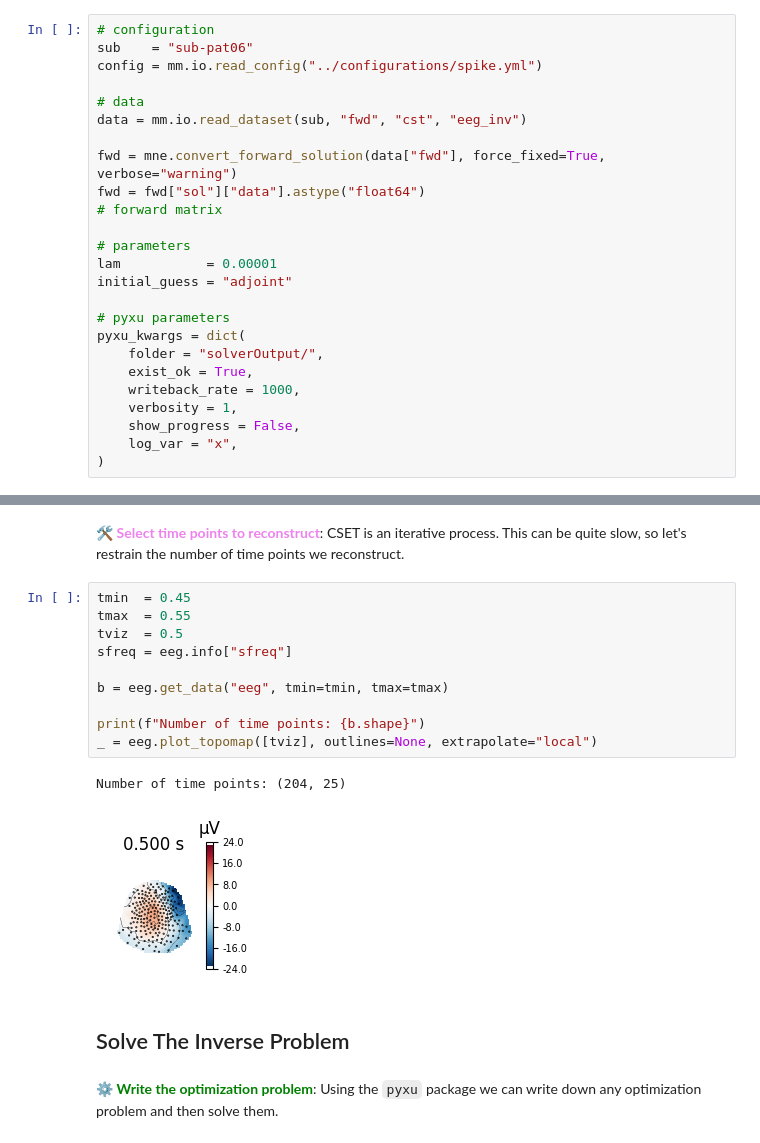
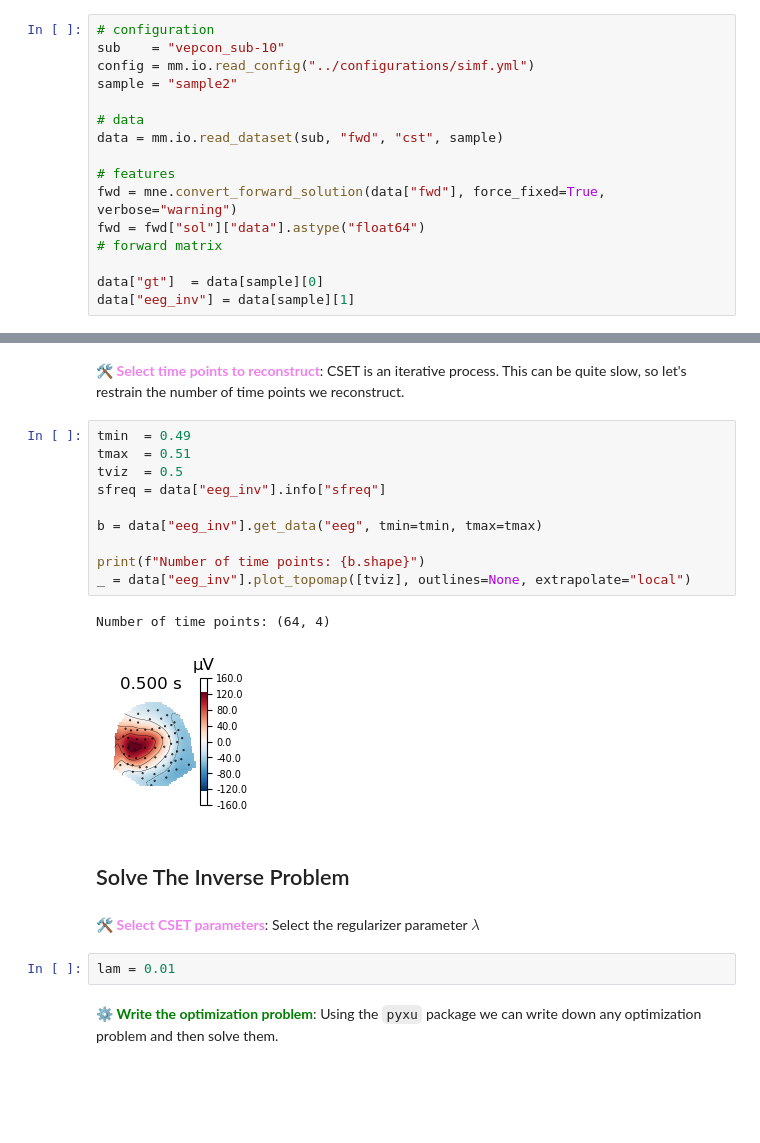
Before and after one commit to NinoHerve/mindmap, a Jupyter notebook: pipeline/4_inverse_CSET.ipynb, the cells around one changed output, grey strips where cells are left out. Drawn from its saved outputs; the diff is of its cells as text; blank space fills up the shorter version.

```diff
--- a/pipeline/4_inverse_CSET.ipynb
+++ b/pipeline/4_inverse_CSET.ipynb
@@ -30,25 +29,16 @@ from pyxu.opt.solver import PGD
 ## 🧠 Data
 # %%
 # configuration
-sub    = "sub-pat06"
-config = mm.io.read_config("../configurations/spike.yml")
+sub    = "vepcon_sub-10"
+config = mm.io.read_config("../configurations/simf.yml")
+sample = "sample2"
 
 # data
-data = mm.io.read_dataset(sub, "fwd", "cst", "eeg_inv")
+data = mm.io.read_dataset(sub, "fwd", "cst", sample)
 
+# features
 fwd = mne.convert_forward_solution(data["fwd"], force_fixed=True, verbose="warning")
 fwd = fwd["sol"]["data"].astype("float64")                                              # forward matrix
 
-# parameters
-lam           = 0.00001
-initial_guess = "adjoint"
-
-# pyxu parameters
-pyxu_kwargs = dict(
-    folder = "solverOutput/",
-    exist_ok = True,
-    writeback_rate = 1000,
-    verbosity = 1,
-    show_progress = False,
-    log_var = "x",
-)
+data["gt"]  = data[sample][0]
+data["eeg_inv"] = data[sample][1]
@@ -88,19 +82,23 @@ ValueError: Number of scalars (3078) must match either the number of points (324
 # %% [markdown]
 🛠️ <font color=violet>**Select time points to reconstruct**</font>: CSET is an iterative process. This can be quite slow, so let's restrain the number of time points we reconstruct.
 # %%
-tmin  = 0.45
-tmax  = 0.55
+tmin  = 0.49
+tmax  = 0.51
 tviz  = 0.5
-sfreq = eeg.info["sfreq"]
+sfreq = data["eeg_inv"].info["sfreq"]
 
-b = eeg.get_data("eeg", tmin=tmin, tmax=tmax)
+b = data["eeg_inv"].get_data("eeg", tmin=tmin, tmax=tmax)
 
 print(f"Number of time points: {b.shape}")
-_ = eeg.plot_topomap([tviz], outlines=None, extrapolate="local")
+_ = data["eeg_inv"].plot_topomap([tviz], outlines=None, extrapolate="local")
 # %% [output]
-Number of time points: (204, 25)
+Number of time points: (64, 4)
-[figure, old version]
+[figure, new version]
 # %% [markdown]
 ## Solve The Inverse Problem
+# %% [markdown]
+🛠️ <font color=violet>**Select CSET parameters**</font>: Select the regularizer parameter $\lambda$
+# %%
+lam = 0.01
 # %% [markdown]
 ⚙️ <font color=green>**Write the optimization problem**</font>: Using the `pyxu` package we can write down any optimization problem and then solve them.
```
Also changed, not shown: parts of 21 cells of this notebook, 13 other files.
